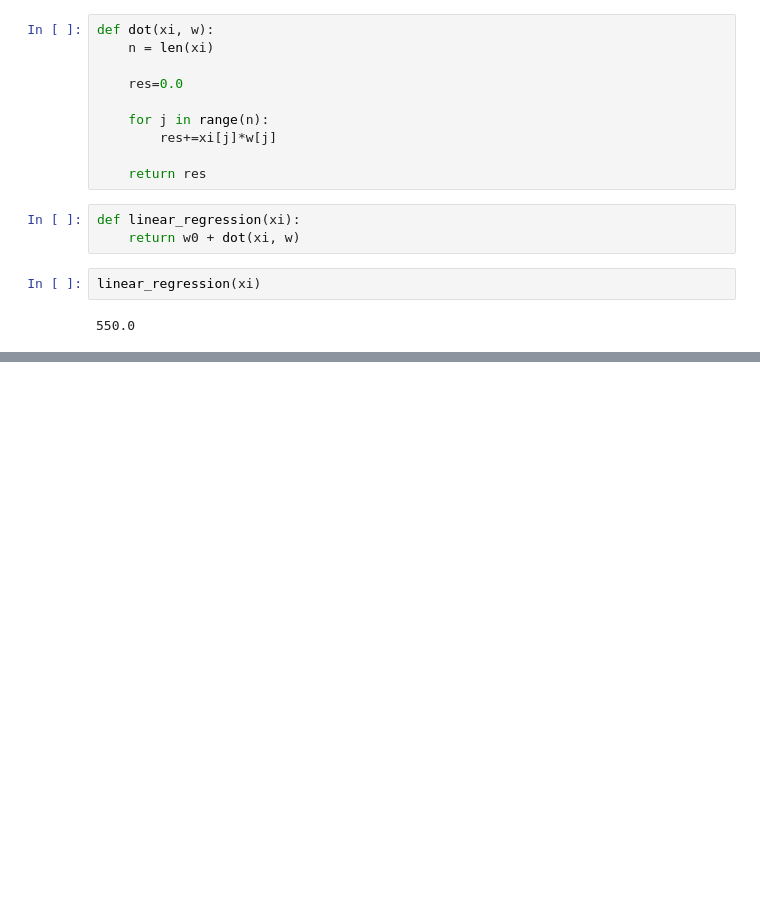
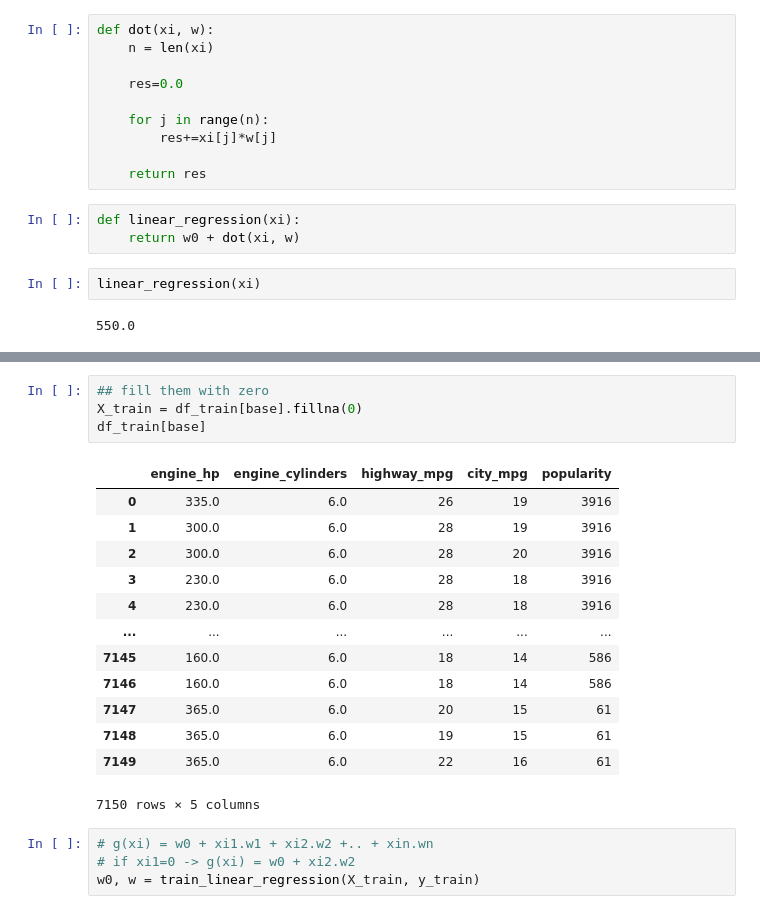
Before and after one commit to mukut02/ML-zoomcamp-HW, a Jupyter notebook: 02/02-Regression.ipynb, the cells around one changed output, grey strips where cells are left out. Saved outputs shown, nothing was run; the diff lists cells and outputs as text; blank space fills up the shorter version.

```diff
--- a/02/02-Regression.ipynb
+++ b/02/02-Regression.ipynb
@@ -238,0 +371,22 @@ linear_regression(xi)
+# %%
+## fill them with zero
+X_train = df_train[base].fillna(0)
+df_train[base]
+# %% [output]
+|  | engine_hp | engine_cylinders | highway_mpg | city_mpg | popularity |
+| 0 | 335.0 | 6.0 | 26 | 19 | 3916 |
+| 1 | 300.0 | 6.0 | 28 | 19 | 3916 |
+| 2 | 300.0 | 6.0 | 28 | 20 | 3916 |
+| 3 | 230.0 | 6.0 | 28 | 18 | 3916 |
+| 4 | 230.0 | 6.0 | 28 | 18 | 3916 |
+| ... | ... | ... | ... | ... | ... |
+| 7145 | 160.0 | 6.0 | 18 | 14 | 586 |
+| 7146 | 160.0 | 6.0 | 18 | 14 | 586 |
+| 7147 | 365.0 | 6.0 | 20 | 15 | 61 |
+| 7148 | 365.0 | 6.0 | 19 | 15 | 61 |
+| 7149 | 365.0 | 6.0 | 22 | 16 | 61 |
+7150 rows × 5 columns
+# %%
+# g(xi) = w0 + xi1.w1 + xi2.w2 +.. + xin.wn
+# if xi1=0 -> g(xi) = w0 + xi2.w2
+w0, w = train_linear_regression(X_train, y_train)
```
Also changed, not shown: parts of 36 cells of this notebook, 3 other files.
